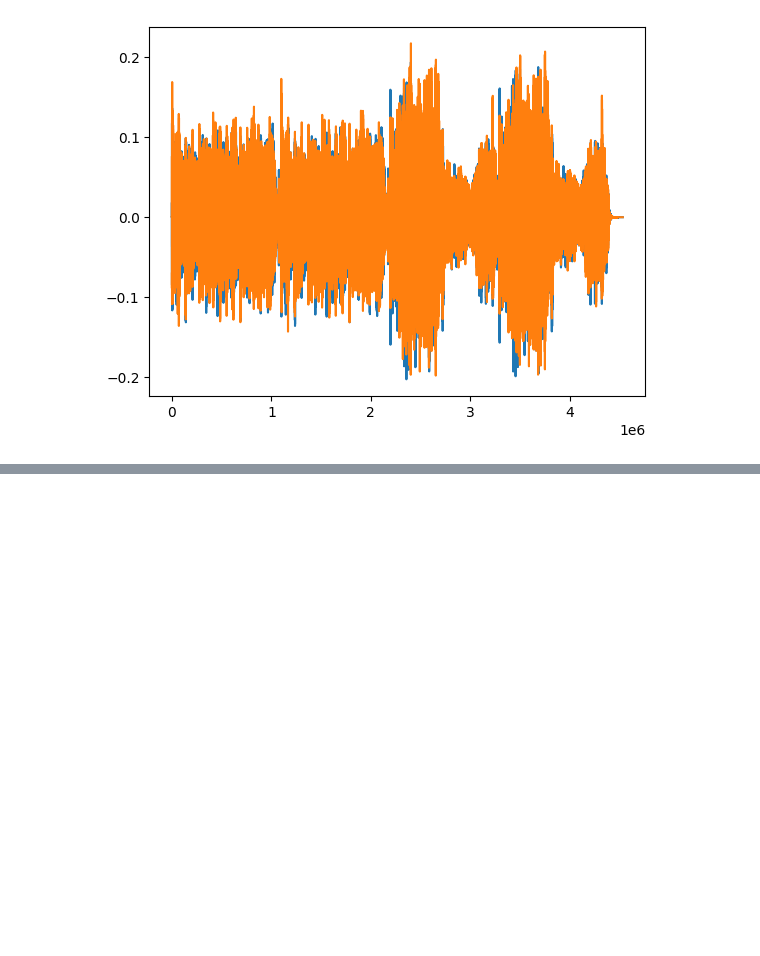
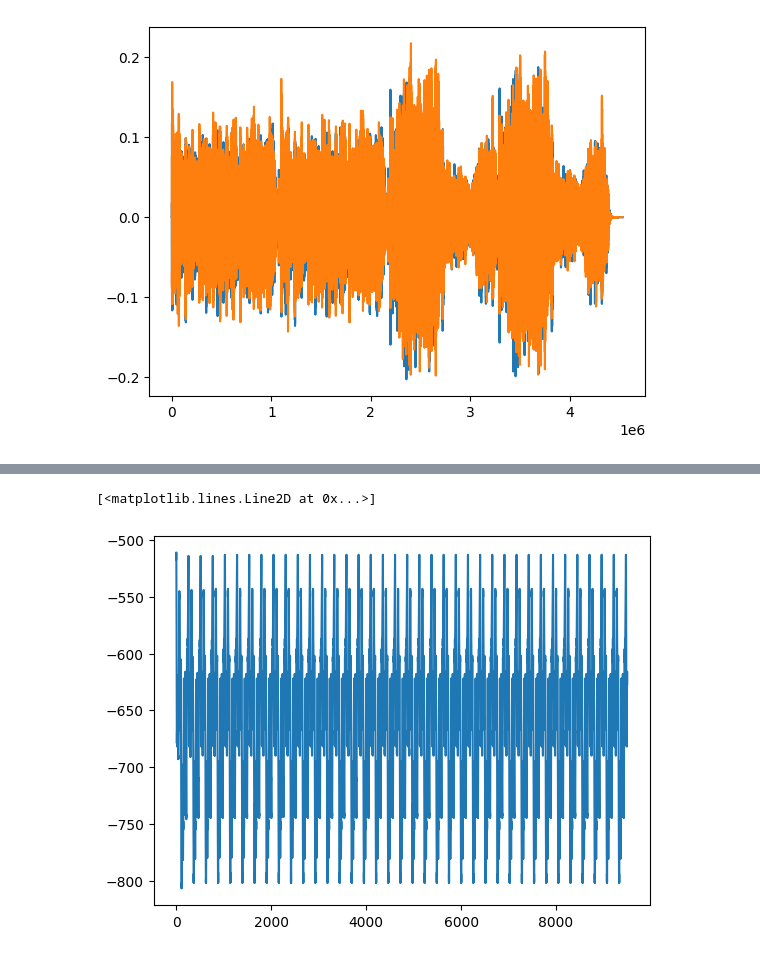
Before and after one commit to ematth/hifi-gan, a Jupyter notebook: debugging.ipynb, the cells around one changed output, grey strips where cells are left out. Drawn from its saved outputs; the diff is of its cells as text; code cells hidden in the pictures; blank space fills up the shorter version.

```diff
--- a/debugging.ipynb
+++ b/debugging.ipynb
@@ -18,0 +37,6 @@ f = plotting('test_files/minuet_48k.wav', fig=f)
+# %%
+#a = a[1000:-1000, :]
+plt.plot(a[500:10000, 1])
+# %% [output]
+[<matplotlib.lines.Line2D at 0x...>]
+[figure, added]
```
Also changed, not shown: parts of 7 cells of this notebook, 9 other files.
